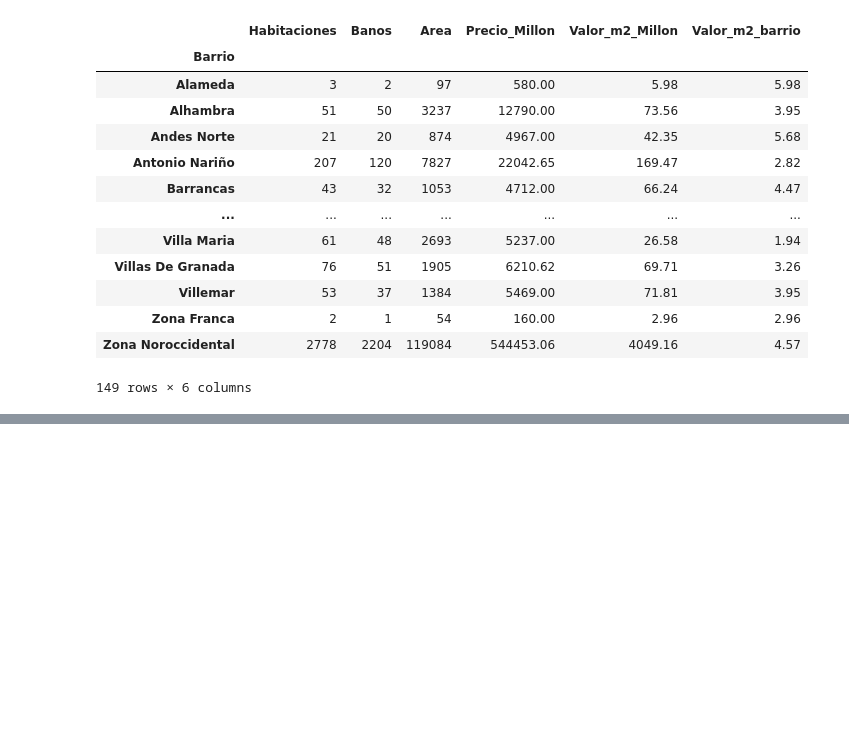
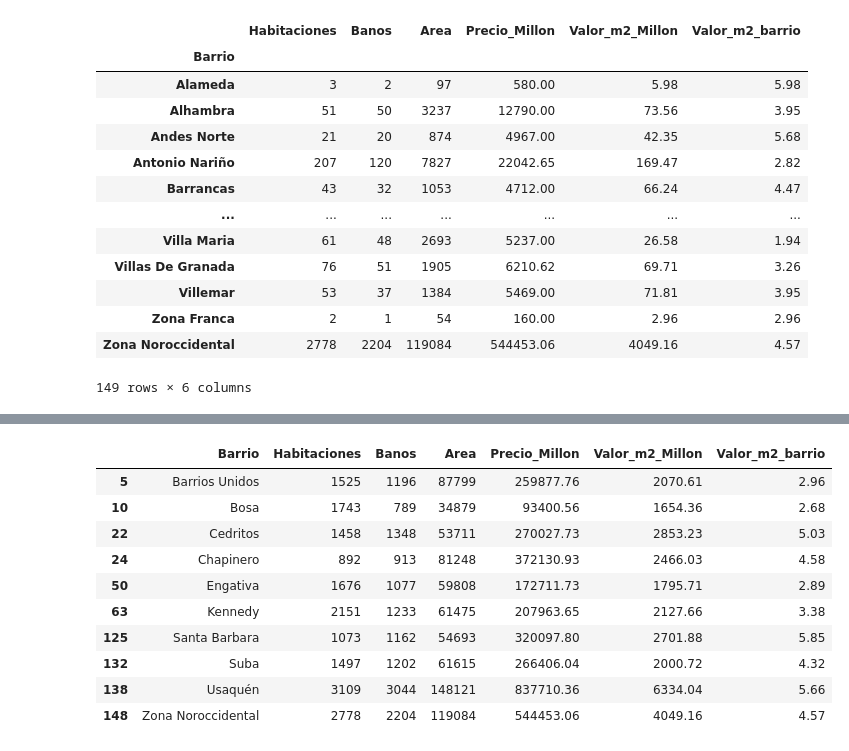
Before and after one commit to IAferaboli/InmersionDatos_AluraLatam, a Jupyter notebook: Práctica_InmersiónDatos_Aula1.ipynb, the cells around one changed output, grey strips where cells are left out. Drawn from its saved outputs; the diff is of its cells as text; code cells hidden in the pictures; blank space fills up the shorter version.

```diff
--- a/Práctica_InmersiónDatos_Aula1.ipynb
+++ b/Práctica_InmersiónDatos_Aula1.ipynb
@@ -331,0 +380,15 @@ datos_barrios
+# %%
+#devuleve la consulta realizada con query
+datos_barrios.query('Barrio in @top_barrios')
+# %% [output]
+|  | Barrio | Habitaciones | Banos | Area | Precio_Millon | Valor_m2_Millon | Valor_m2_barrio |
+| 5 | Barrios Unidos | 1525 | 1196 | 87799 | 259877.76 | 2070.61 | 2.96 |
+| 10 | Bosa | 1743 | 789 | 34879 | 93400.56 | 1654.36 | 2.68 |
+| 22 | Cedritos | 1458 | 1348 | 53711 | 270027.73 | 2853.23 | 5.03 |
+| 24 | Chapinero | 892 | 913 | 81248 | 372130.93 | 2466.03 | 4.58 |
+| 50 | Engativa | 1676 | 1077 | 59808 | 172711.73 | 1795.71 | 2.89 |
+| 63 | Kennedy | 2151 | 1233 | 61475 | 207963.65 | 2127.66 | 3.38 |
+| 125 | Santa Barbara | 1073 | 1162 | 54693 | 320097.80 | 2701.88 | 5.85 |
+| 132 | Suba | 1497 | 1202 | 61615 | 266406.04 | 2000.72 | 4.32 |
+| 138 | Usaquén | 3109 | 3044 | 148121 | 837710.36 | 6334.04 | 5.66 |
+| 148 | Zona Noroccidental | 2778 | 2204 | 119084 | 544453.06 | 4049.16 | 4.57 |
```
Also changed, not shown: parts of 12 cells of this notebook.
